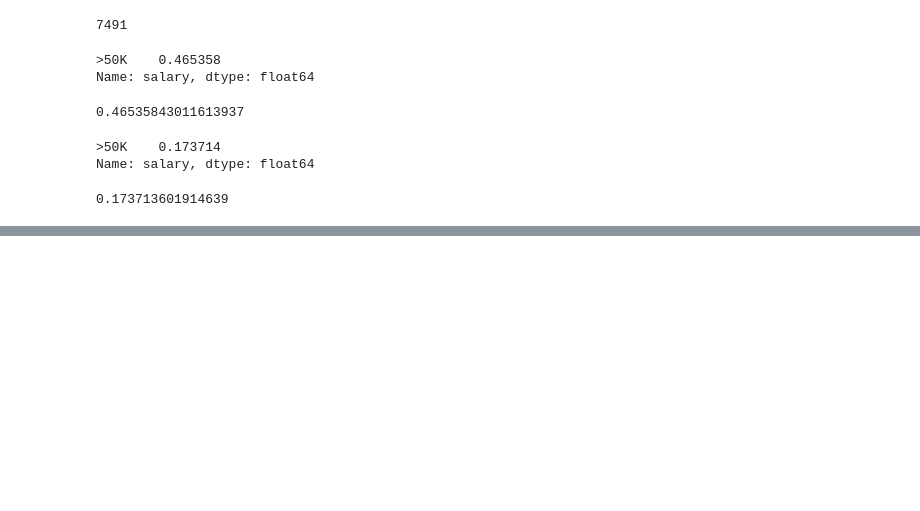
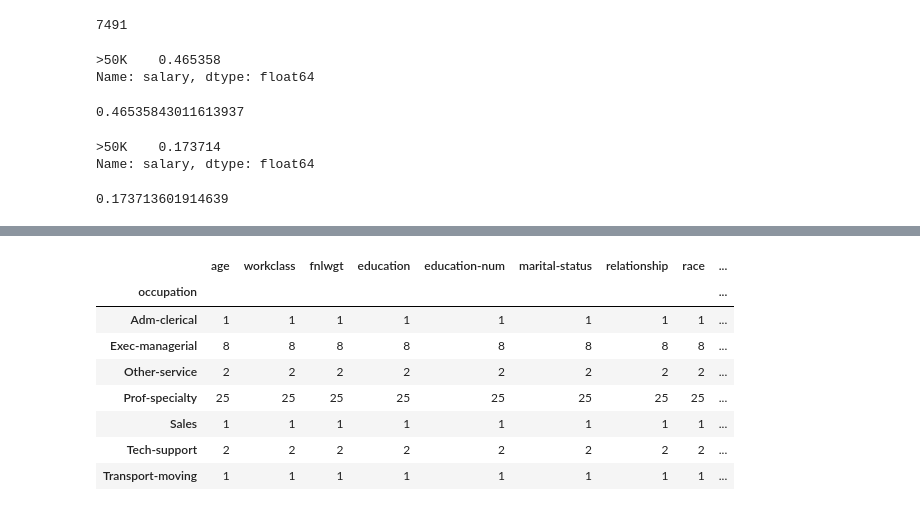
Before and after one commit to Braxion06/FreeCodeCamp---Data-Analysis-Projects, a Jupyter notebook: ad_hoc_testing.ipynb, the cells around one changed output, grey strips where cells are left out. Drawn from its saved outputs; the diff is of its cells as text; code cells hidden in the pictures; blank space fills up the shorter version.

```diff
--- a/ad_hoc_testing.ipynb
+++ b/ad_hoc_testing.ipynb
@@ -124,0 +208,13 @@ dtype: int64
+# %%
+top_ocup = df.loc[(df['salary'] == '>50K') & (df['native-country'] == 'India')].groupby(['occupation']).count().idxmax()[0]
+top_ocup
+# %% [output]
+|  | age | workclass | fnlwgt | education | education-num | marital-status | relationship | race | ... |
+| occupation |  |  |  |  |  |  |  |  | ... |
+| Adm-clerical | 1 | 1 | 1 | 1 | 1 | 1 | 1 | 1 | ... |
+| Exec-managerial | 8 | 8 | 8 | 8 | 8 | 8 | 8 | 8 | ... |
+| Other-service | 2 | 2 | 2 | 2 | 2 | 2 | 2 | 2 | ... |
+| Prof-specialty | 25 | 25 | 25 | 25 | 25 | 25 | 25 | 25 | ... |
+| Sales | 1 | 1 | 1 | 1 | 1 | 1 | 1 | 1 | ... |
+| Tech-support | 2 | 2 | 2 | 2 | 2 | 2 | 2 | 2 | ... |
+| Transport-moving | 1 | 1 | 1 | 1 | 1 | 1 | 1 | 1 | ... |
```
Also changed, not shown: parts of 16 cells of this notebook, 1 other file.
